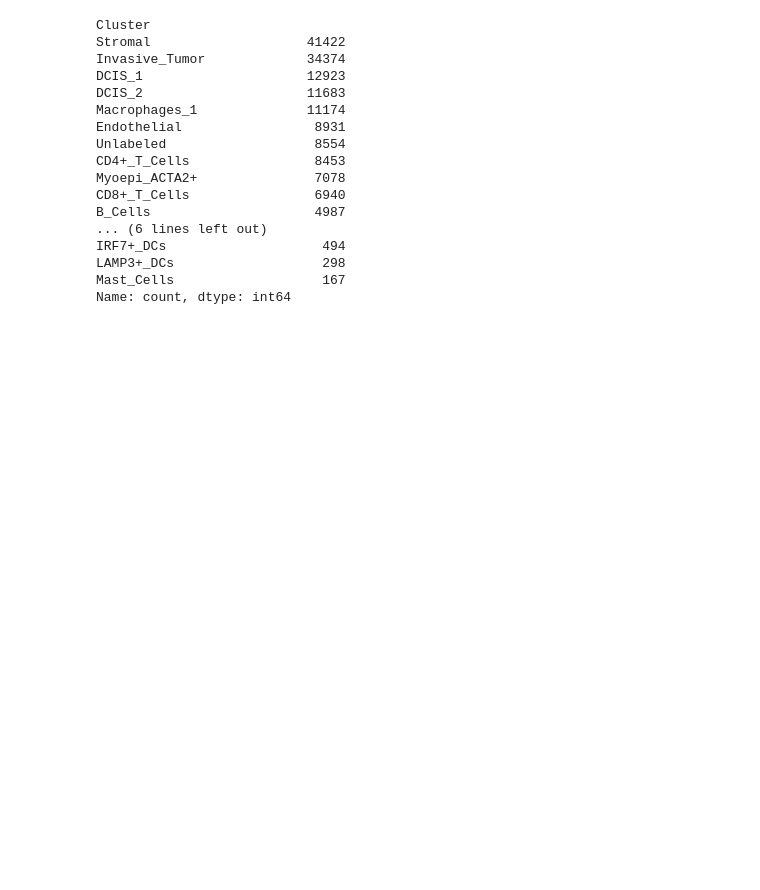
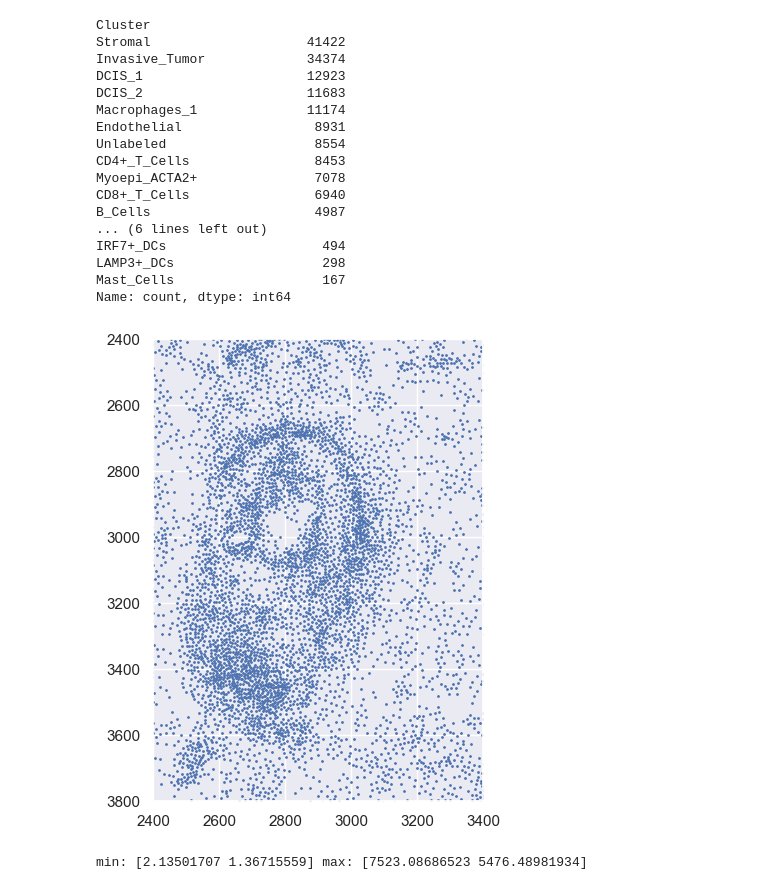
Before and after one commit to RyosukeNomural/SpatialCompassV, a Jupyter notebook: docs/tutorials/cell_analysis/index-Copy1.ipynb, the cells around one changed output. Cells and saved outputs as stored; diff of their text form; code cells hidden in the pictures; blank space fills up the shorter version.

Commit message:
cell_pipeline

```diff
--- a/docs/tutorials/cell_analysis/index-Copy1.ipynb
+++ b/docs/tutorials/cell_analysis/index-Copy1.ipynb
@@ -503,3 +503,17 @@ IRF7+_DCs                    494
 LAMP3+_DCs                   298
 Mast_Cells                   167
 Name: count, dtype: int64
+# %%
+xy = cell_df[["imagecol","imagerow"]].to_numpy()
+
+plt.figure(figsize=(6,6))
+plt.scatter(xy[:,0], xy[:,1], s=1)
+plt.xlim(2400,3400); plt.ylim(2400,3800)
+plt.gca().invert_yaxis()
+plt.gca().set_aspect("equal", adjustable="box")
+plt.show()
+
+print("min:", xy.min(axis=0), "max:", xy.max(axis=0))
+# %% [output]
+[figure, added]
+min: [2.13501707 1.36715559] max: [7523.08686523 5476.48981934]
```
Also changed, not shown: parts of 9 cells of this notebook, 3 other files.
